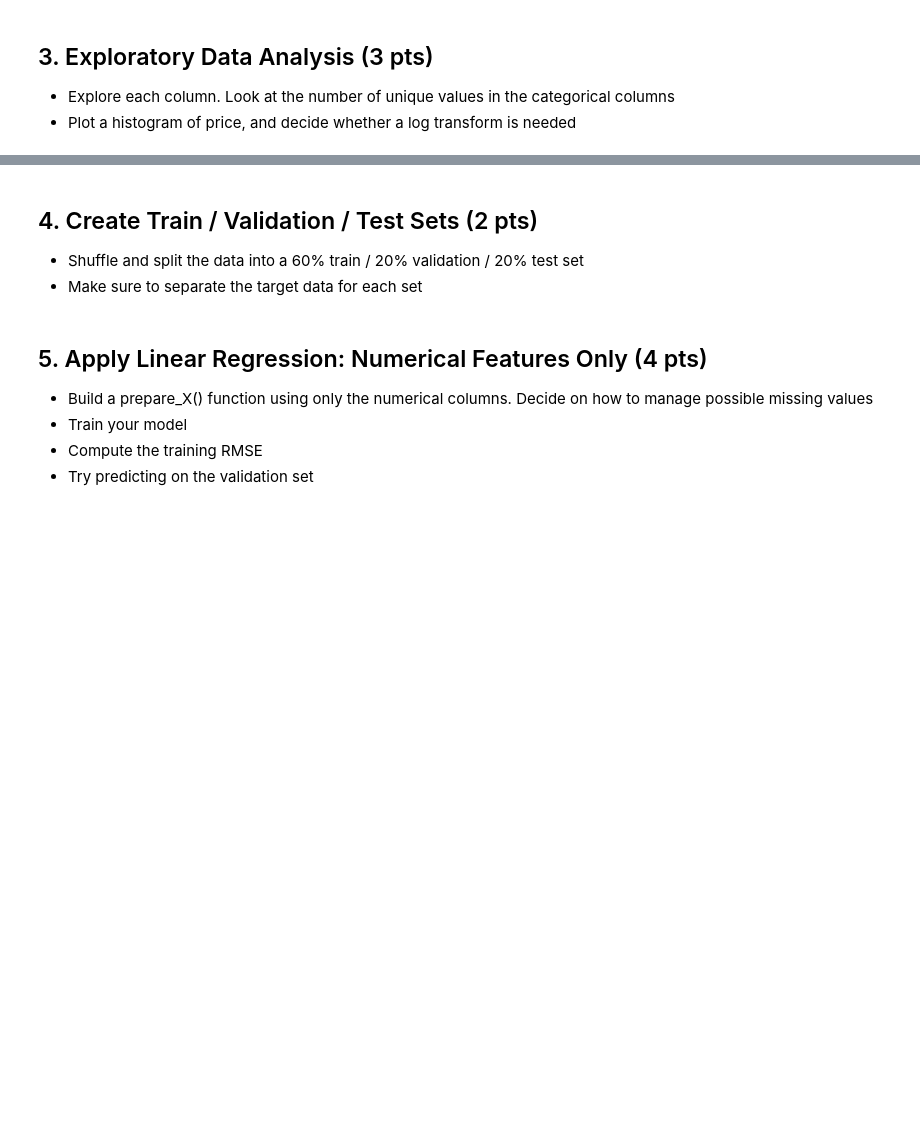
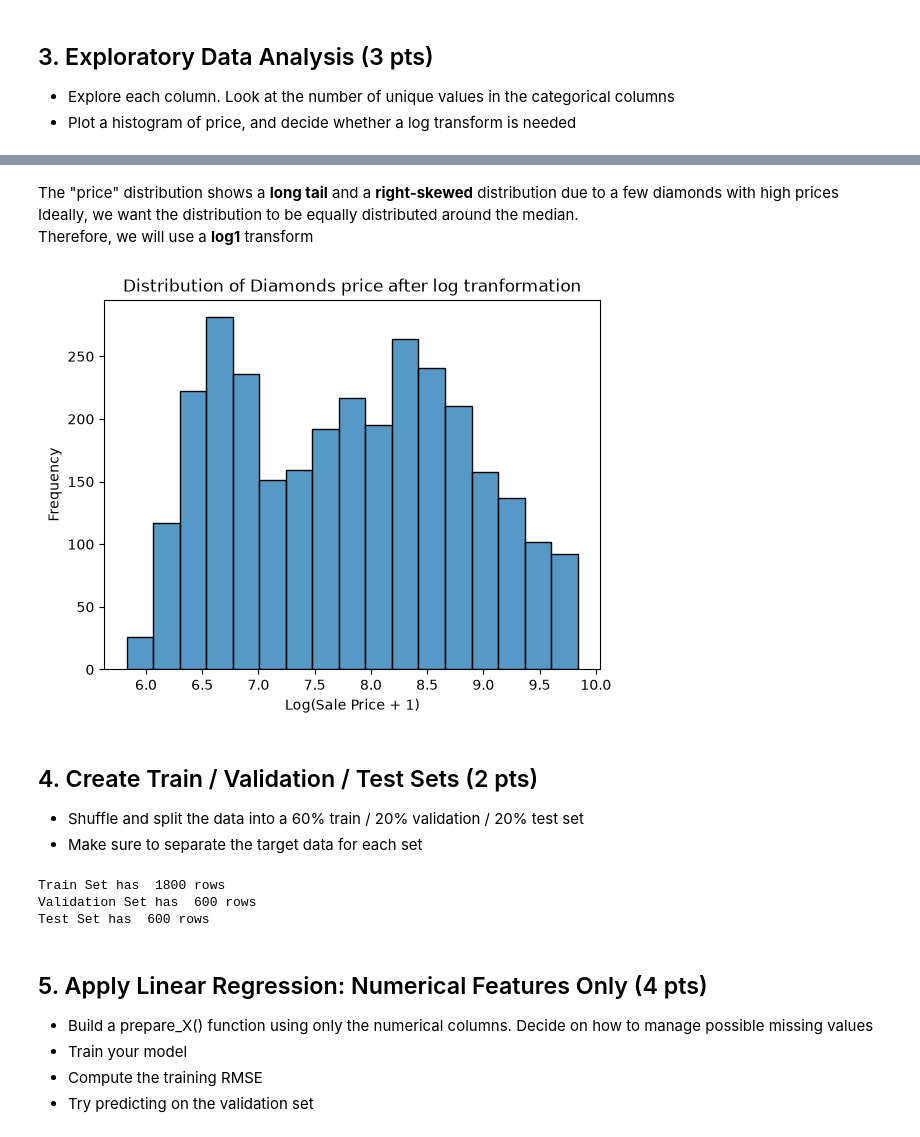
Before and after one commit to Antonio42833/ISYS-574, a Jupyter notebook: Homework 1.ipynb, the cells around one changed output, grey strips where cells are left out. Cells and saved outputs as stored; diff of their text form; code cells hidden in the pictures; blank space fills up the shorter version.

```diff
--- a/Homework 1.ipynb
+++ b/Homework 1.ipynb
@@ -147,3 +125,17 @@ Length: 8, dtype: str
+# %% [markdown]
+The "price" distribution shows a **long tail** and a **right-skewed** distribution due to a few diamonds with high prices
+<br>Ideally, we want the distribution to be equally distributed around the median.
+<br>Therefore, we will use a **log1** transform
+# %%
+log_price = np.log1p(diamond['price'])
+sns.histplot(data = log_price)
+
+plt.ylabel('Frequency')
+plt.xlabel('Log(Sale Price + 1)')
+plt.title('Distribution of Diamonds price after log tranformation')
+plt.show()
+# %% [output]
+[figure, added]
 # %% [markdown]
 ## 4. Create Train / Validation / Test Sets (2 pts)
 * Shuffle and split the data into a 60% train / 20% validation / 20% test set
@@ -151,3 +177,11 @@ Length: 8, dtype: str
+# %%
+print("Train Set has ", diamond_train.shape[0], "rows")
+print("Validation Set has ", diamond_val.shape[0], "rows")
+print("Test Set has ", diamond_test.shape[0], "rows")
+# %% [output]
+Train Set has  1800 rows
+Validation Set has  600 rows
+Test Set has  600 rows
 # %% [markdown]
 ## 5. Apply Linear Regression: Numerical Features Only (4 pts)
 * Build a prepare_X() function using only the numerical columns. Decide on how to manage possible missing values
```
Also changed, not shown: parts of 72 cells of this notebook.
